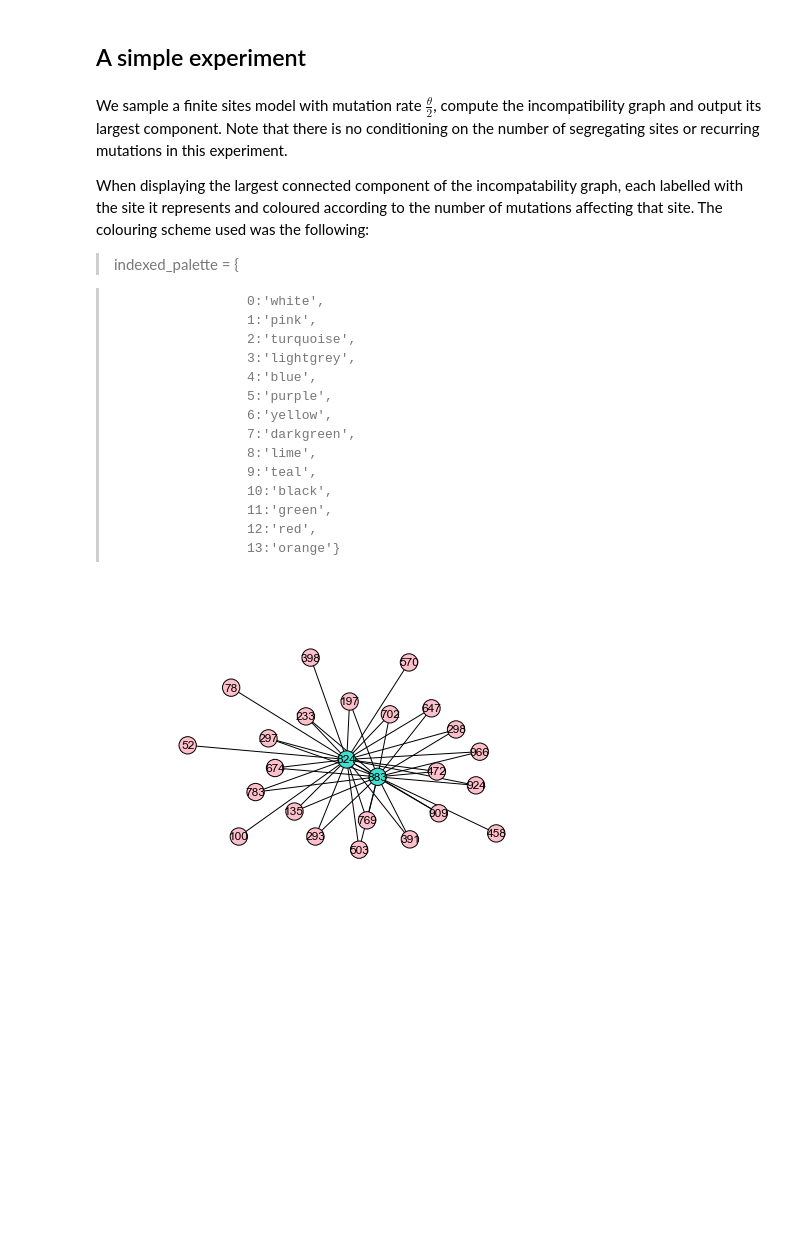
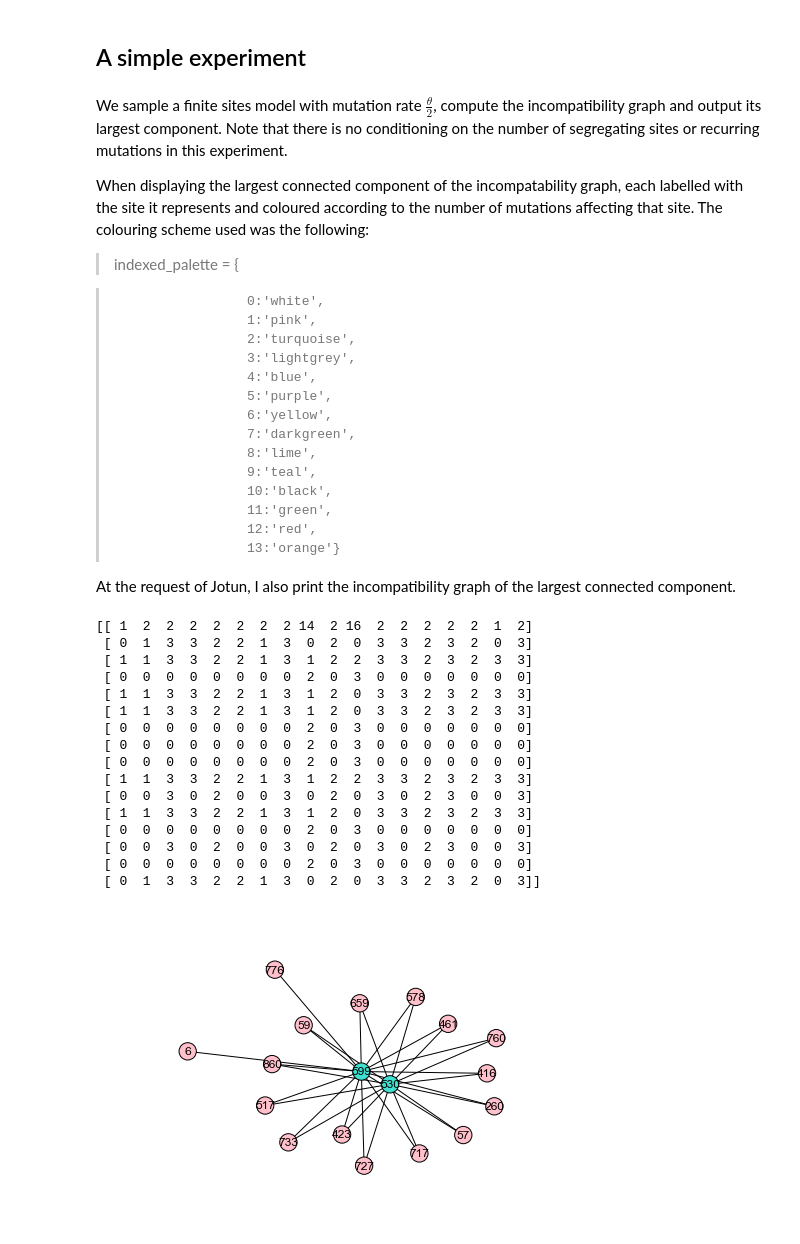
Before and after one commit to Cronjaeger/almost-infinite-sites-recursions, a Jupyter notebook: ipython_notebooks/Computational Experiment -- Recombination vs Recurrence.ipynb, the cells around one changed output. Saved outputs shown, nothing was run; the diff lists cells and outputs as text; code cells hidden in the pictures; blank space fills up the shorter version.

```diff
--- a/ipython_notebooks/Computational Experiment -- Recombination vs Recurrence.ipynb
+++ b/ipython_notebooks/Computational Experiment -- Recombination vs Recurrence.ipynb
@@ -143,14 +144,34 @@ When displaying the largest connected component of the incompatability graph, ea
 >                    11:'green',
 >                    12:'red',
 >                    13:'orange'}
+
+At the request of Jotun, I also print the incompatibility graph of the largest connected component.
 # %%
 from incompatability_graph_experiments import *
 # %%
+np.random.seed(1723000000)
 results = simulate_single_graph_and_output_incompatibility_graph(n =15, L = 1000, theta = 25.0, draw_largest_connected_component = True)
+determine_S_of_connected_components(results,with_header=True)
 G_sim = results['graph']
 sim = results['simulation']
 # %% [output]
+[[ 1  2  2  2  2  2  2  2 14  2 16  2  2  2  2  2  1  2]
+ [ 0  1  3  3  2  2  1  3  0  2  0  3  3  2  3  2  0  3]
+ [ 1  1  3  3  2  2  1  3  1  2  2  3  3  2  3  2  3  3]
+ [ 0  0  0  0  0  0  0  0  2  0  3  0  0  0  0  0  0  0]
+ [ 1  1  3  3  2  2  1  3  1  2  0  3  3  2  3  2  3  3]
+ [ 1  1  3  3  2  2  1  3  1  2  0  3  3  2  3  2  3  3]
+ [ 0  0  0  0  0  0  0  0  2  0  3  0  0  0  0  0  0  0]
+ [ 0  0  0  0  0  0  0  0  2  0  3  0  0  0  0  0  0  0]
+ [ 0  0  0  0  0  0  0  0  2  0  3  0  0  0  0  0  0  0]
+ [ 1  1  3  3  2  2  1  3  1  2  2  3  3  2  3  2  3  3]
+ [ 0  0  3  0  2  0  0  3  0  2  0  3  0  2  3  0  0  3]
+ [ 1  1  3  3  2  2  1  3  1  2  0  3  3  2  3  2  3  3]
+ [ 0  0  0  0  0  0  0  0  2  0  3  0  0  0  0  0  0  0]
+ [ 0  0  3  0  2  0  0  3  0  2  0  3  0  2  3  0  0  3]
+ [ 0  0  0  0  0  0  0  0  2  0  3  0  0  0  0  0  0  0]
+ [ 0  1  3  3  2  2  1  3  0  2  0  3  3  2  3  2  0  3]]
-[figure, old version]
+[figure, new version]
 # %%
 # print sim.site_mutationCount
 # print [c for c in results['components_as_sets'] if len(c) > 1]
```
Also changed, not shown: parts of 24 cells of this notebook.
